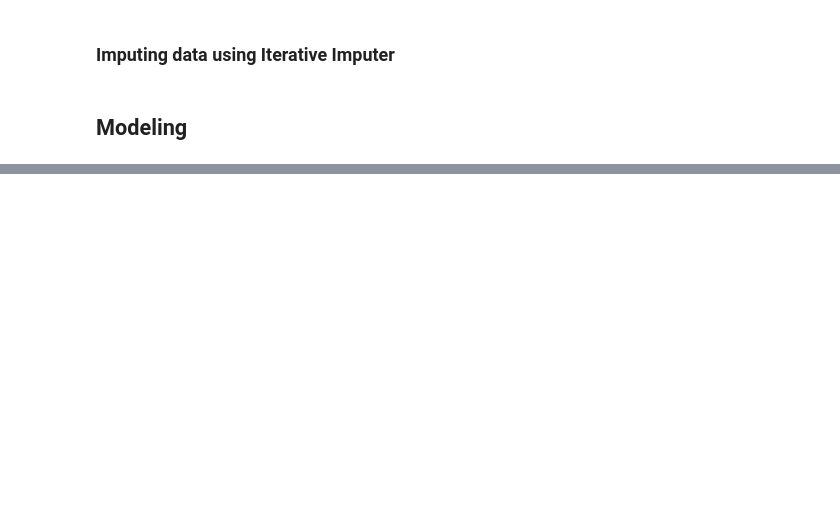
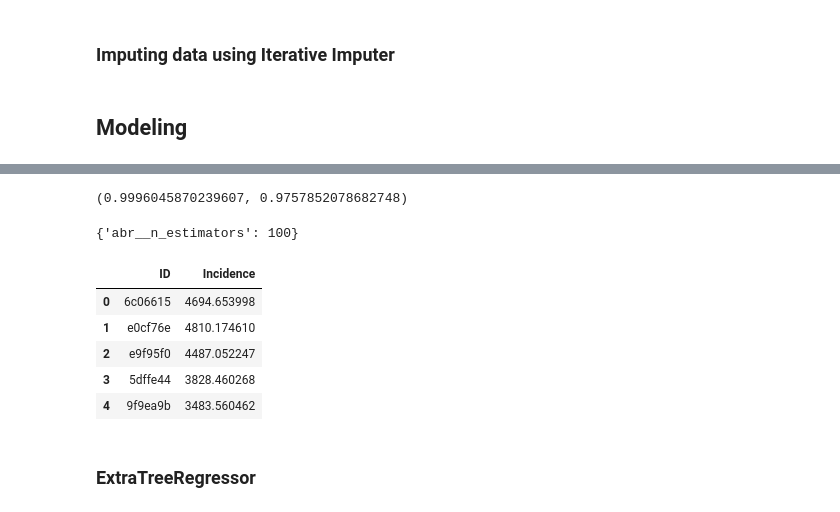
Before and after one commit to AlanAndrews/Air_toxicity, a Jupyter notebook: trang_code/02_Imputing_EDA.ipynb, the cells around one changed output, grey strips where cells are left out. Cells and saved outputs as stored; diff of their text form; code cells hidden in the pictures; blank space fills up the shorter version.

```diff
--- a/trang_code/02_Imputing_EDA.ipynb
+++ b/trang_code/02_Imputing_EDA.ipynb
@@ -159,0 +306,7 @@ test_preds_lr.to_csv('../lr_model_3.csv', index=False)
+# %%
+abr_pipe_params = {
+    'abr__n_estimators' : [100]} #[150,200,300,400]
+# %%
+abr_gs = GridSearchCV(abr, abr_pipe_params) #cv=5)
+# %%
+abr_gs.fit(X_train,y_train)
@@ -159,0 +320,24 @@ test_preds_lr.to_csv('../lr_model_3.csv', index=False)
+# %%
+abr_gs.score(X_train,y_train), abr_gs.score(X_test,y_test)
+# %% [output]
+(0.9996045870239607, 0.9757852078682748)
+# %%
+abr_gs.best_params_
+# %% [output]
+{'abr__n_estimators': 100}
+# %%
+test_preds_abr = abr_gs.predict(test_numeric)
+# %%
+test_preds_abr = pd.DataFrame({
+    'ID': test['ID'],
+    'Incidence': test_preds_abr,
+})
+
+test_preds_abr.head()
+# %% [output]
+|  | ID | Incidence |
+| 0 | 6c06615 | 4694.653998 |
+| 1 | e0cf76e | 4810.174610 |
+| 2 | e9f95f0 | 4487.052247 |
+| 3 | 5dffe44 | 3828.460268 |
+| 4 | 9f9ea9b | 3483.560462 |
@@ -159,0 +346,2 @@ test_preds_lr.to_csv('../lr_model_3.csv', index=False)
+# %% [markdown]
+### ExtraTreeRegressor
```
Also changed, not shown: parts of 65 cells of this notebook, 2 other files.
